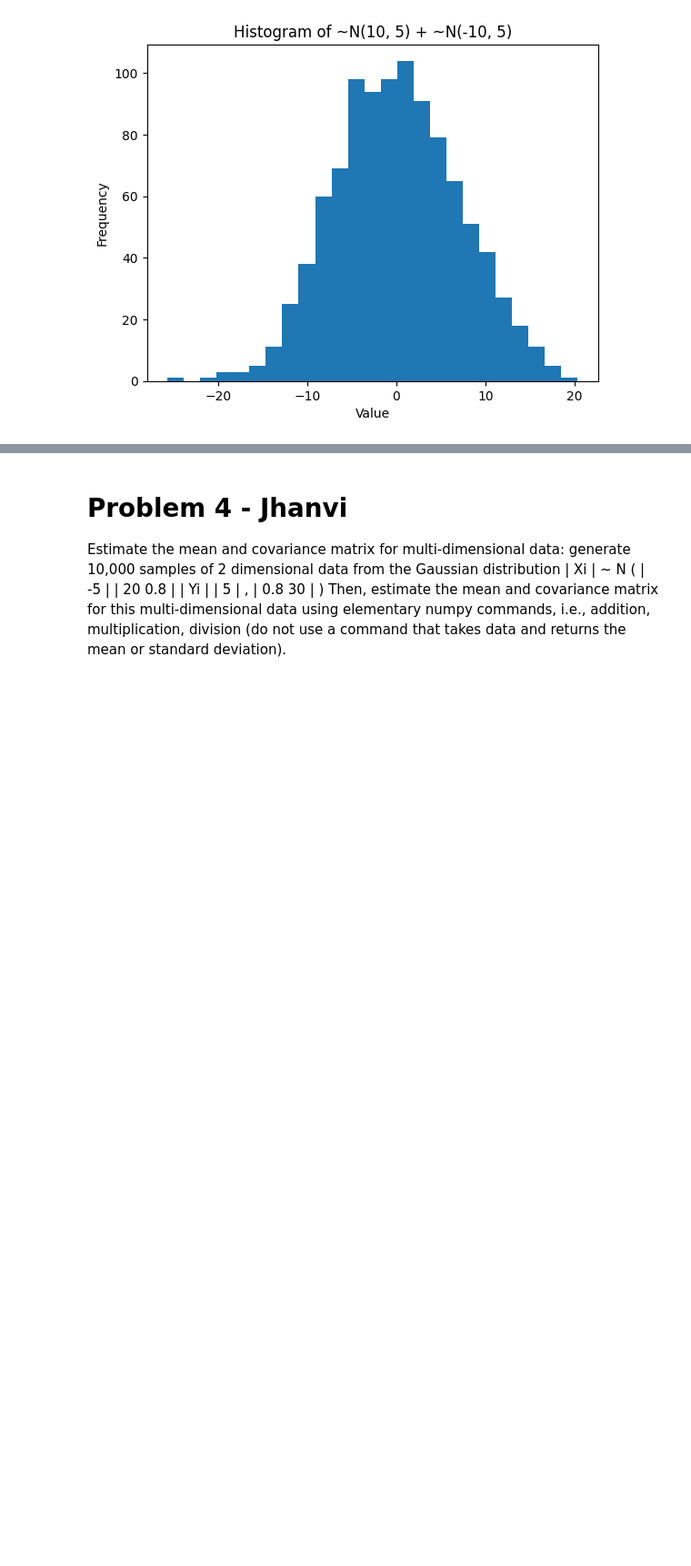
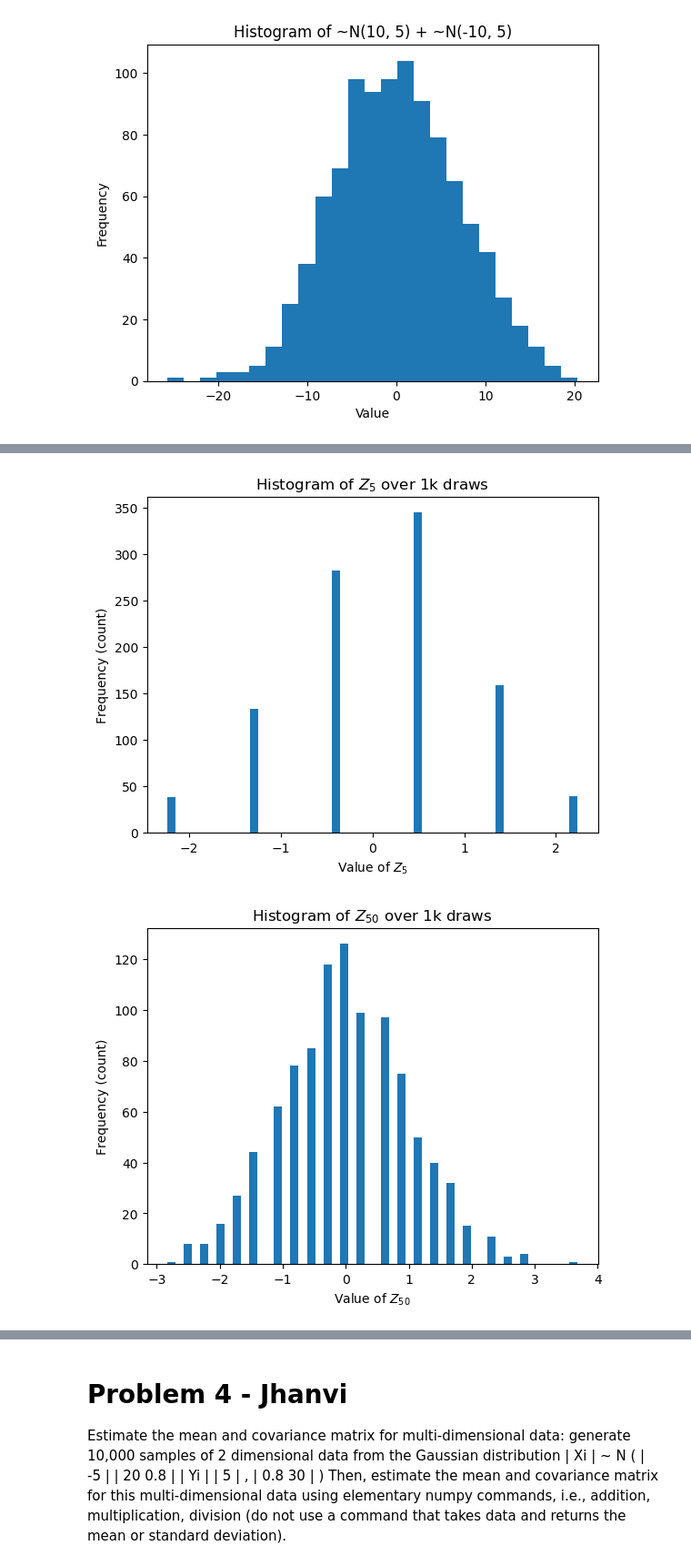
Before and after one commit to JacksonPaull/ee_460j_dslab, a Jupyter notebook: 01_lab/programming_questions.ipynb, the cells around one changed output, grey strips where cells are left out. Shown at 91% size. Saved outputs shown, nothing was run; the diff lists cells and outputs as text; code cells hidden in the pictures; blank space fills up the shorter version.

```diff
--- a/01_lab/programming_questions.ipynb
+++ b/01_lab/programming_questions.ipynb
@@ -56,0 +65,43 @@ Estimated variance is 48.03.
+# %%
+import random
+import numpy as np
+import math
+import matplotlib.pyplot as plt
+
+def bernouli(p = 0.5) -> int:
+    # Return 1 w.p. p, and -1 w.p. (1-p)
+    if random.random() < p:
+        return 1
+    return -1
+
+def Z(n: int, p = 0.5) -> int:
+    # Return a value of Zn, given n and p
+    total = 0
+    for i in range(n):
+        total += bernouli(p)
+
+    return total/math.sqrt(n)
+
+def plot_histogram(n: int, p = 0.5):
+    data = []
+    for i in range(1000):
+        z = Z(n, p)
+        data.append(z)
+    plt.hist(data, bins=50)
+    plt.title('Histogram of $Z_{%d}$ over 1k draws' %(n))
+    plt.ylabel('Frequency (count)')
+    plt.xlabel('Value of $Z_{%d}$'%(n))
+    plt.show()
+    return data
+
+# Part a. --- Histogram for small n
+data_a = plot_histogram(5)
+
+# Part b. --- Histogram for midrange n
+data_b = plot_histogram(50)
+
+# Part c. --- Histogram frr large n
+data_c = plot_histogram(250) #Bell Curve clearly visible
+# %% [output]
+[figure, added]
+[figure, added]
```
Also changed, not shown: parts of 6 cells of this notebook.
